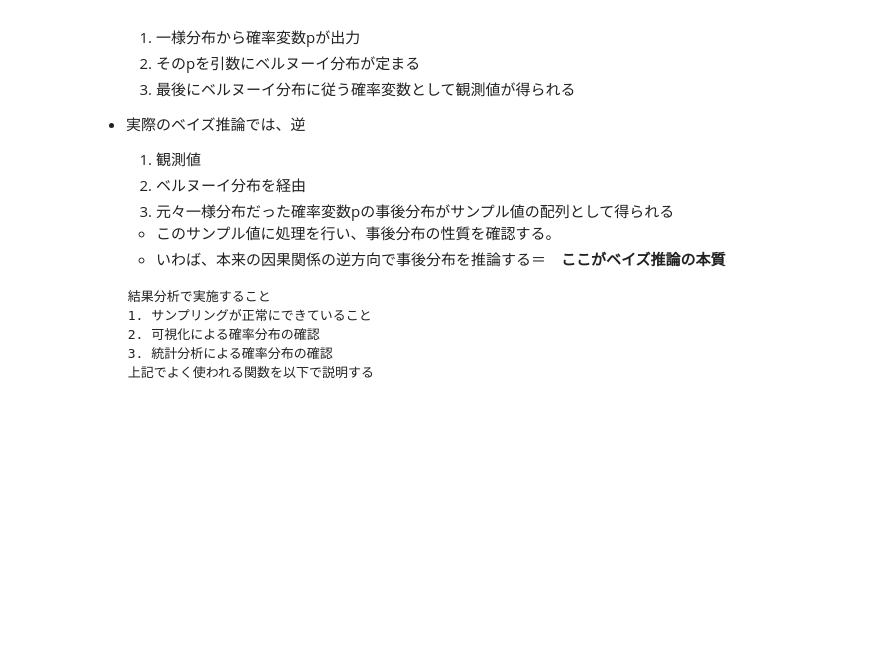
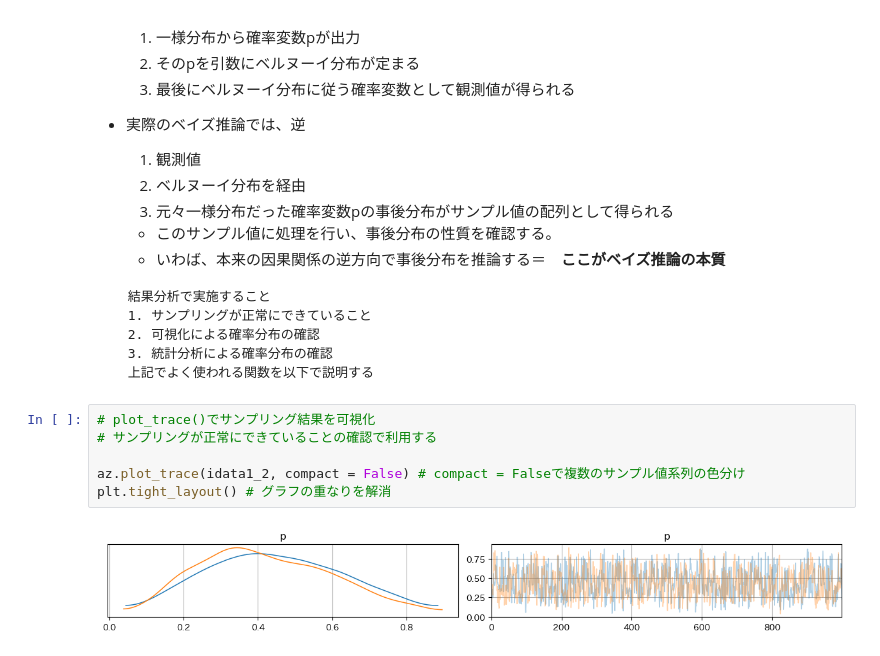
Before and after one commit to TanakaKazuki/bayesian_intro, a Jupyter notebook: section4/main.ipynb, the cells around one changed output. Saved outputs shown, nothing was run; the diff lists cells and outputs as text; blank space fills up the shorter version.

````diff
--- a/section4/main.ipynb
+++ b/section4/main.ipynb
@@ -310,3 +322,11 @@ with model1:
   3. 統計分析による確率分布の確認
   上記でよく使われる関数を以下で説明する
 ```
+# %%
+# plot_trace()でサンプリング結果を可視化
+# サンプリングが正常にできていることの確認で利用する
+
+az.plot_trace(idata1_2, compact = False) # compact = Falseで複数のサンプル値系列の色分け
+plt.tight_layout() # グラフの重なりを解消
+# %% [output]
+[figure, added]
````
Also changed, not shown: parts of 23 cells of this notebook.
